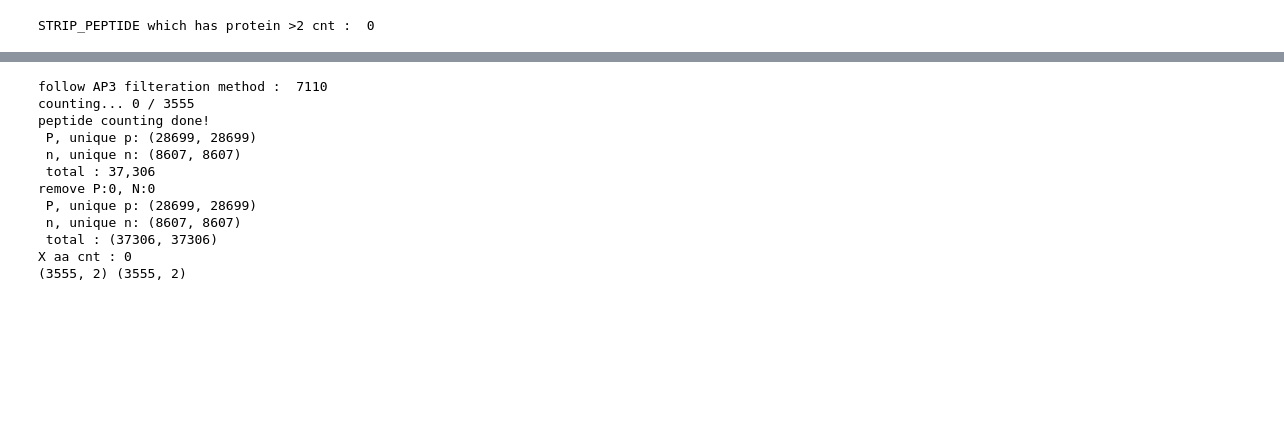
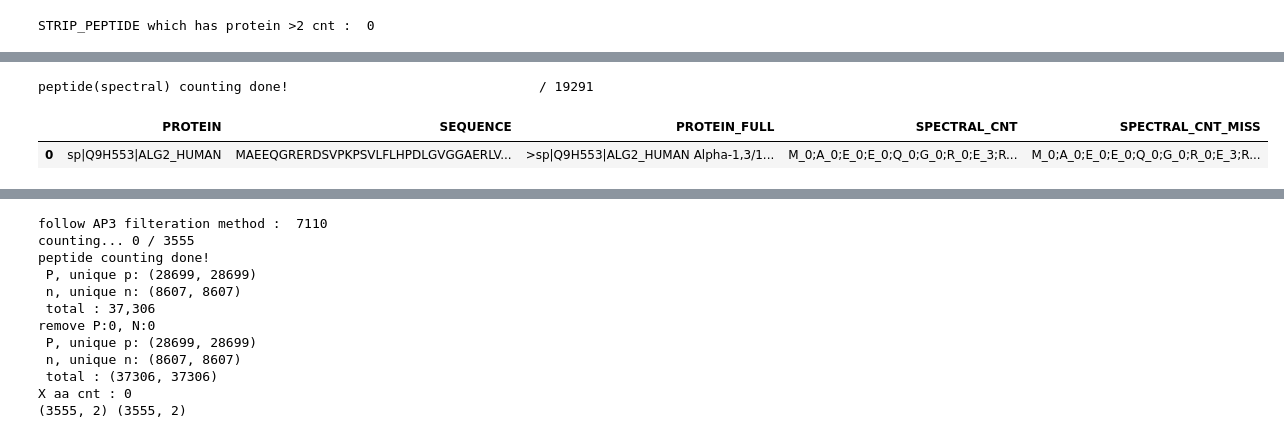
Before and after one commit to zoohoson/Peptide_Detectability, a Jupyter notebook: preprocessing_train_test_split.ipynb, the cells around one changed output, grey strips where cells are left out. Saved outputs shown, nothing was run; the diff lists cells and outputs as text; code cells hidden in the pictures; blank space fills up the shorter version.

```diff
--- a/preprocessing_train_test_split.ipynb
+++ b/preprocessing_train_test_split.ipynb
@@ -126,0 +220,6 @@ df_ided_peptide.head(2)
+# %%
+pep_tree = tree_from_pep(df_ided_peptide.PEPTIDE.unique())  # from utils
+# %%
+prot2cnt, prot2cnt_miss = prot2counting(pep_tree, df_ided_protein, df_ided_peptide)
+# %% [output]
+peptide(spectral) counting done!                                / 19291
@@ -126,0 +229,5 @@ df_ided_peptide.head(2)
+# %%
+df_ided_protein.head(1)
+# %% [output]
+|  | PROTEIN | SEQUENCE | PROTEIN_FULL | SPECTRAL_CNT | SPECTRAL_CNT_MISS |
+| 0 | sp|Q9H553|ALG2_HUMAN | MAEEQGRERDSVPKPSVLFLHPDLGVGGAERLV... | >sp|Q9H553|ALG2_HUMAN Alpha-1,3/1... | M_0;A_0;E_0;E_0;Q_0;G_0;R_0;E_3;R... | M_0;A_0;E_0;E_0;Q_0;G_0;R_0;E_3;R... |
```
Also changed, not shown: parts of 37 cells of this notebook, 3 other files.
